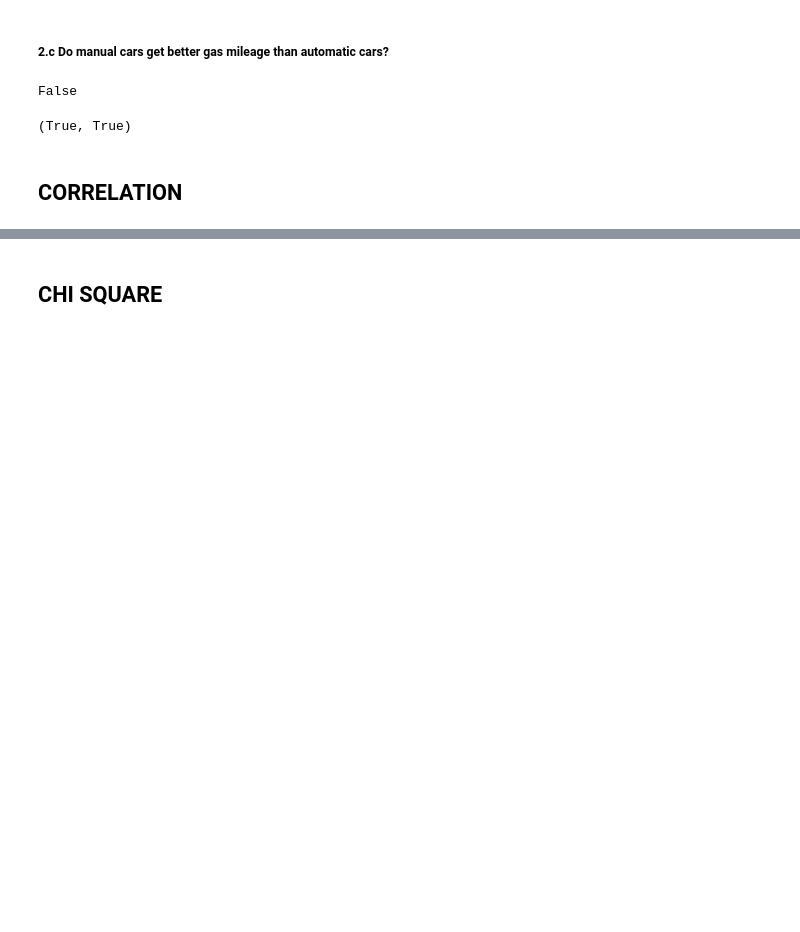
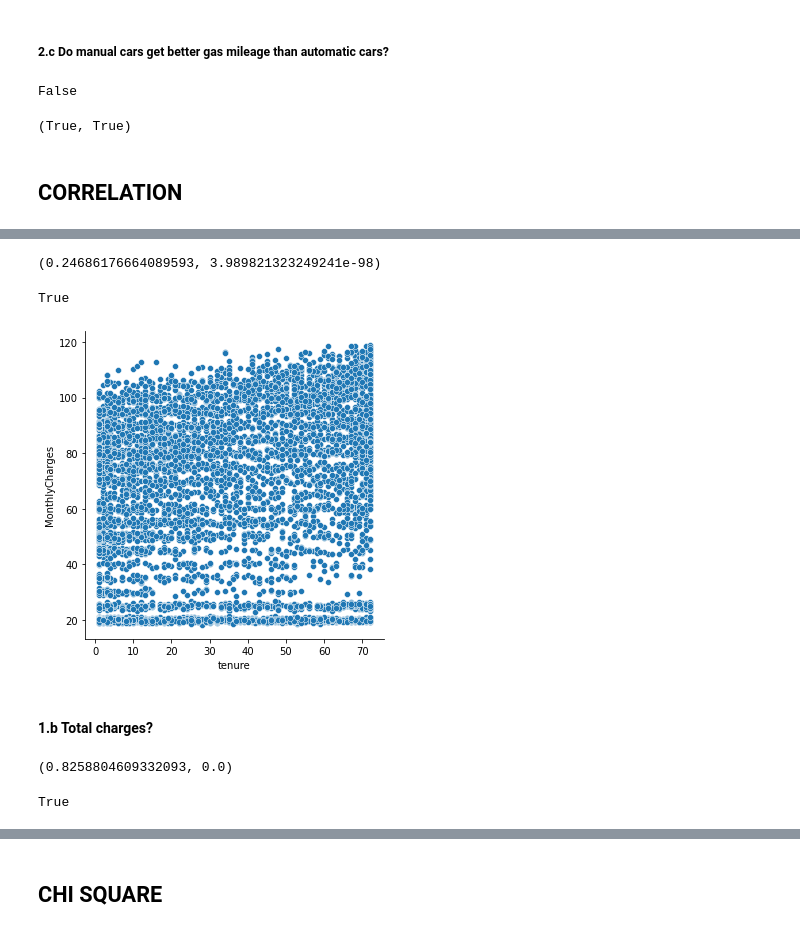
Before and after one commit to morgancross2/statistics-exercises, a Jupyter notebook: hypothesis_testing.ipynb, the cells around one changed output, grey strips where cells are left out. Drawn from its saved outputs; the diff is of its cells as text; code cells hidden in the pictures; blank space fills up the shorter version.

```diff
--- a/hypothesis_testing.ipynb
+++ b/hypothesis_testing.ipynb
@@ -187,0 +213,3 @@ p < α, t > 0
+# %%
+telco = pd.read_csv('telco_churn - telco_churn.csv')
+telco.info()
@@ -187,0 +234,3 @@ p < α, t > 0
+# %%
+telco2 = telco[telco.TotalCharges > 0]
+telco2.info()
@@ -187,0 +263,9 @@ p < α, t > 0
+# %%
+r, p = stats.pearsonr(x,y)
+r,p
+# %% [output]
+(0.24686176664089593, 3.989821323249241e-98)
+# %%
+p < α
+# %% [output]
+True
@@ -187,0 +274,7 @@ p < α, t > 0
+# %%
+sns.relplot(data=telco2, x='tenure', y='MonthlyCharges')
+plt.show()
+# %% [output]
+[figure, added]
+# %% [markdown]
+#### 1.b Total charges?
@@ -187,0 +287,9 @@ p < α, t > 0
+# %%
+r, p = stats.pearsonr(x,y)
+r,p
+# %% [output]
+(0.8258804609332093, 0.0)
+# %%
+p < α
+# %% [output]
+True
```
Also changed, not shown: parts of 76 cells of this notebook.
